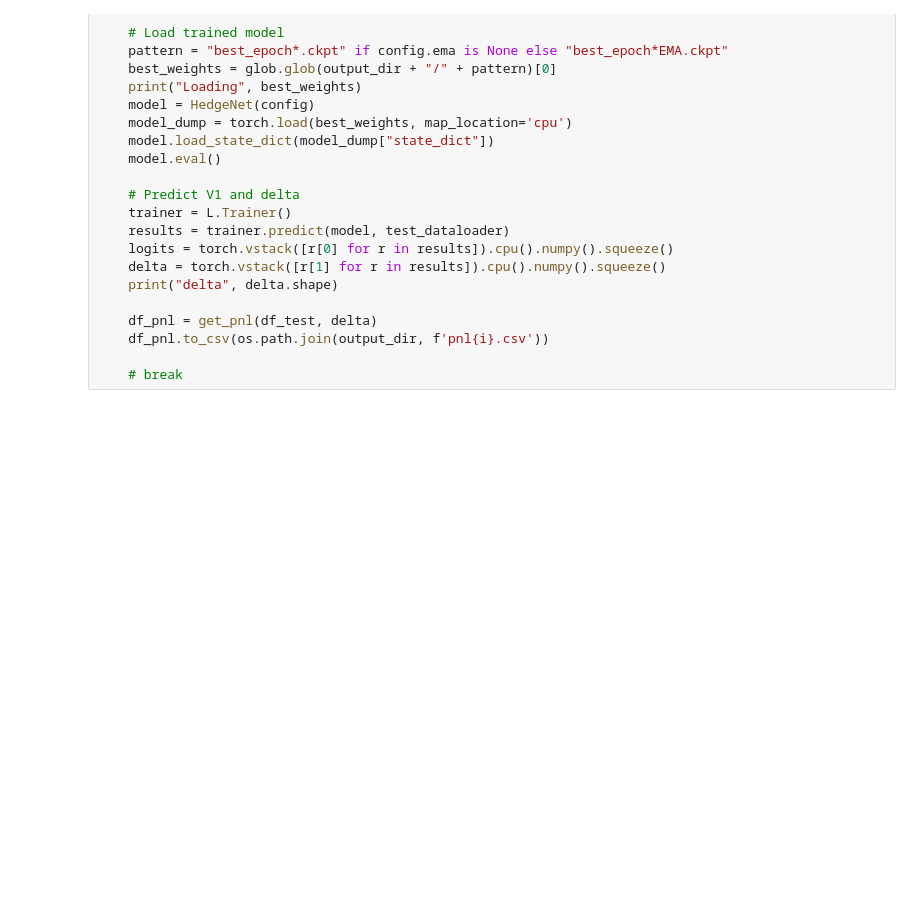
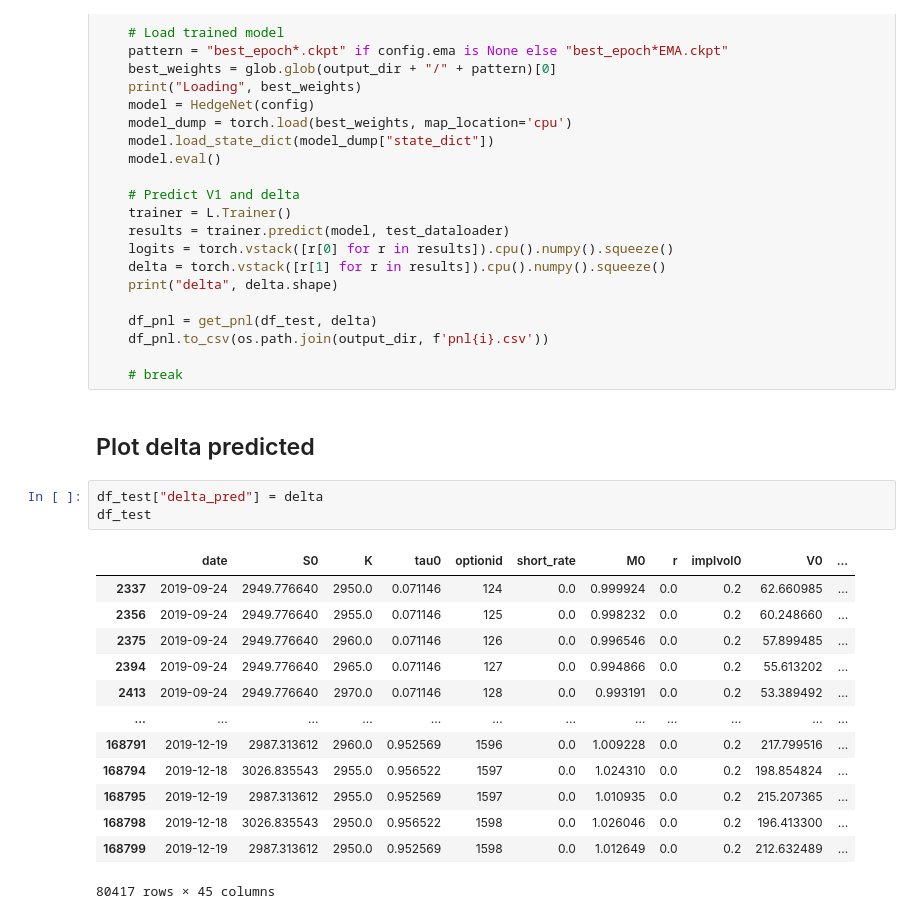
Before and after one commit to MXLOAL/hedging-with-linear-regressions-and-neural-networks, a Jupyter notebook: Model-LIGHTNING-V2.ipynb, the cells around one changed output. Saved outputs shown, nothing was run; the diff lists cells and outputs as text; blank space fills up the shorter version.

```diff
--- a/Model-LIGHTNING-V2.ipynb
+++ b/Model-LIGHTNING-V2.ipynb
@@ -837,3 +875,22 @@ for i in range(config.num_tests):
     df_pnl.to_csv(os.path.join(output_dir, f'pnl{i}.csv'))
 
     # break
+# %% [markdown]
+## Plot delta predicted
+# %%
+df_test["delta_pred"] = delta
+df_test
+# %% [output]
+|  | date | S0 | K | tau0 | optionid | short_rate | M0 | r | implvol0 | V0 | ... |
+| 2337 | 2019-09-24 | 2949.776640 | 2950.0 | 0.071146 | 124 | 0.0 | 0.999924 | 0.0 | 0.2 | 62.660985 | ... |
+| 2356 | 2019-09-24 | 2949.776640 | 2955.0 | 0.071146 | 125 | 0.0 | 0.998232 | 0.0 | 0.2 | 60.248660 | ... |
+| 2375 | 2019-09-24 | 2949.776640 | 2960.0 | 0.071146 | 126 | 0.0 | 0.996546 | 0.0 | 0.2 | 57.899485 | ... |
+| 2394 | 2019-09-24 | 2949.776640 | 2965.0 | 0.071146 | 127 | 0.0 | 0.994866 | 0.0 | 0.2 | 55.613202 | ... |
+| 2413 | 2019-09-24 | 2949.776640 | 2970.0 | 0.071146 | 128 | 0.0 | 0.993191 | 0.0 | 0.2 | 53.389492 | ... |
+| ... | ... | ... | ... | ... | ... | ... | ... | ... | ... | ... | ... |
+| 168791 | 2019-12-19 | 2987.313612 | 2960.0 | 0.952569 | 1596 | 0.0 | 1.009228 | 0.0 | 0.2 | 217.799516 | ... |
+| 168794 | 2019-12-18 | 3026.835543 | 2955.0 | 0.956522 | 1597 | 0.0 | 1.024310 | 0.0 | 0.2 | 198.854824 | ... |
+| 168795 | 2019-12-19 | 2987.313612 | 2955.0 | 0.952569 | 1597 | 0.0 | 1.010935 | 0.0 | 0.2 | 215.207365 | ... |
+| 168798 | 2019-12-18 | 3026.835543 | 2950.0 | 0.956522 | 1598 | 0.0 | 1.026046 | 0.0 | 0.2 | 196.413300 | ... |
+| 168799 | 2019-12-19 | 2987.313612 | 2950.0 | 0.952569 | 1598 | 0.0 | 1.012649 | 0.0 | 0.2 | 212.632489 | ... |
+80417 rows × 45 columns
```
Also changed, not shown: parts of 14 cells of this notebook, 4 other files.
